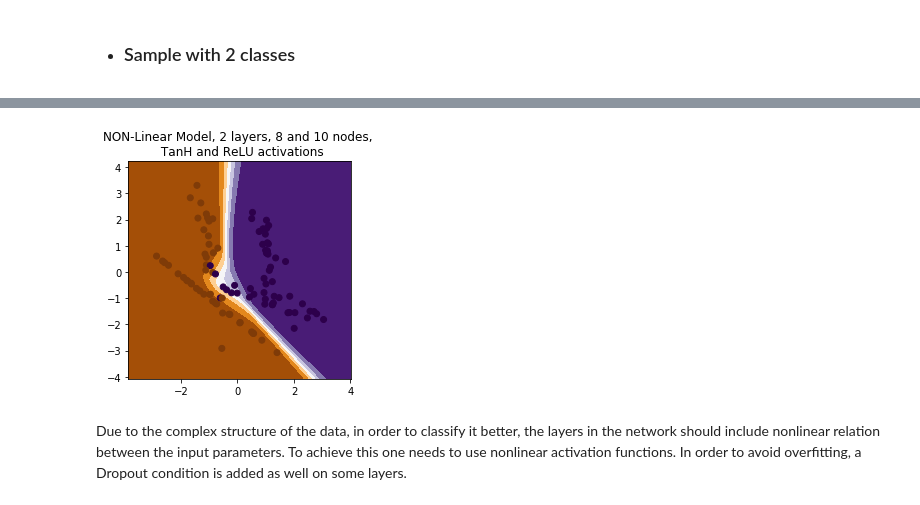
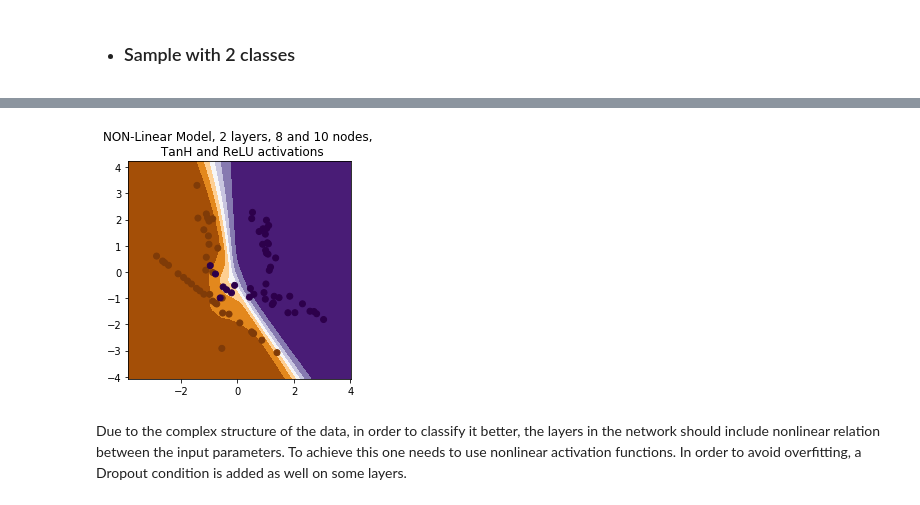
Before and after one commit to adamyanova/ACT_2017, a Jupyter notebook: Ex_3/Ex_3.ipynb, the cells around one changed output, grey strips where cells are left out. Drawn from its saved outputs; the diff is of its cells as text; code cells hidden in the pictures.

```diff
--- a/Ex_3/Ex_3.ipynb
+++ b/Ex_3/Ex_3.ipynb
@@ -38,10 +37,14 @@ plot_fashion_label(X_train, y_train, index=np.random.randint(0,100))
 # %%
 import numpy as np
 from sklearn.datasets import make_classification
+from sklearn.model_selection import train_test_split
 from keras.models import Sequential
-from keras.layers import Input, Dense, Activation, Conv1D, Dropout
+from keras.layers import Input, Dense, Activation, Dropout
 from keras.models import Model
 from keras.optimizers import SGD
+
+np.random.seed(123)
+rand_state = 2314
 
 def one_hot(n_classes, y):
     return np.eye(n_classes)[y]
@@ -68,14 +71,14 @@ def plot_decision_boundary(clf, X, y, title=None, loss=None, figw=16, figh=8):
     if ncols == 1:
         Z = Z[:,1].reshape(xx.shape)
         ax.contourf(xx, yy, Z, cmap=plt.cm.PuOr)
-        ax.scatter(X[:, 0], X[:, 1], c=Y_[:,1], cmap=plt.cm.PuOr)
+        ax.scatter(X[:, 0], X[:, 1], c=y[:,1], cmap=plt.cm.PuOr)
         if title is not None:
             ax.set_title(title)
     else :
         # Put the result into a color plot
         Z = Z[:,1].reshape(xx.shape)
         ax[0].contourf(xx, yy, Z, cmap=plt.cm.PuOr)
-        ax[0].scatter(X[:, 0], X[:, 1], c=Y_[:,1], cmap=plt.cm.PuOr)
+        ax[0].scatter(X[:, 0], X[:, 1], c=y[:,1], cmap=plt.cm.PuOr)
         if title is not None:
             ax[0].set_title(title)
 
@@ -93,12 +96,17 @@ sgd = SGD(lr=0.01, decay=1e-6, momentum=0.9, nesterov=True)
 # %%
 X, y = make_classification(n_features=2, n_redundant=0, n_informative=2,
                            n_clusters_per_class=2, random_state=123)
+split = 0.8
+X_train, X_test, y_train, y_test = train_test_split(X, y, train_size=split, test_size=1-split, random_state=rand_state)
+
 # plt.scatter(X[:, 0], X[:, 1], marker='o', c=y,
 #             s=50, cmap=plt.cm.PuOr)
 # %%
 np.random.seed(123+3)
 
-Y_ = one_hot(2, y)
+Y_train_ = one_hot(2, y_train)
+Y_test_ = one_hot(2, y_test)
+
 
 # This returns a tensor to represent the input
 inputs = Input(shape=(2,))
@@ -117,8 +125,8 @@ model = Model(inputs=inputs, outputs=predictions)
 model.compile(loss='categorical_crossentropy',
               optimizer= sgd,
               metrics=['accuracy'])
-model.fit(X, Y_, epochs=100, verbose=False)
-loss, acc = model.evaluate(X, Y_, verbose=0)
+model.fit(X_train, Y_train_, epochs=100, verbose=False)
+loss, acc = model.evaluate(X_test, Y_test_, verbose=0)
 print('Model Loss: {:0.3f},    Model Accuracy: {:0.3f}'.format(loss, acc))
-plot_decision_boundary(model, X, Y_, title='Linear Model with 3 layers with {4,8,4} nodes', figw=4, figh=4)
+plot_decision_boundary(model, X_train, Y_train_, title='Linear Model with 3 layers with {4,8,4} nodes', figw=4, figh=4)
 # %% [output]
@@ -145,10 +153,10 @@ model = Model(inputs=inputs, outputs=predictions)
 model.compile(loss='categorical_crossentropy',
               optimizer= sgd,
               metrics=['accuracy'])
-model.fit(X, Y_, epochs=100, verbose=False)
-loss, acc = model.evaluate(X, Y_, verbose=0)
-print('Model Loss: {:0.3f},    Model Accuracy: {:0.3f}'.format(loss, acc))
-plot_decision_boundary(model, X, Y_,
+model.fit(X_train, Y_train_, epochs=100, verbose=False)
+loss, acc = model.evaluate(X_test, Y_test_, verbose=0)
+print('Model Loss: {:0.3f},    Model Accuracy: {:0.5f}'.format(loss, acc))
+plot_decision_boundary(model, X_train, Y_train_,
                        title='NON-Linear Model, 2 layers, 8 and 10 nodes, \n TanH and ReLU activations',
                       figw=4, figh=4)
 # %% [output]
@@ -156,4 +164,4 @@ Model Loss: 0.102,    Model Accuracy: 0.970
-[figure, old version]
+[figure, new version]
 # %% [markdown]
 Due to the complex structure of the data, in order to classify it better, the layers in the network should include nonlinear relation between the input parameters. To achieve this one needs to use nonlinear activation functions. In order to avoid overfitting, a Dropout condition is added as well on some layers.
 # %% [markdown]
```
Also changed, not shown: parts of 14 cells of this notebook, 1 other file.
